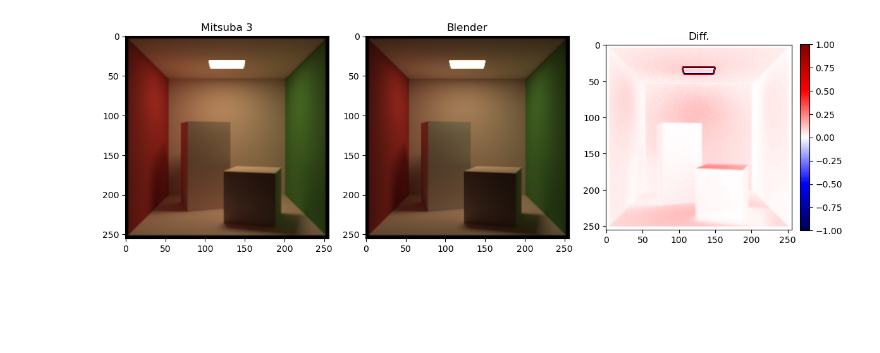
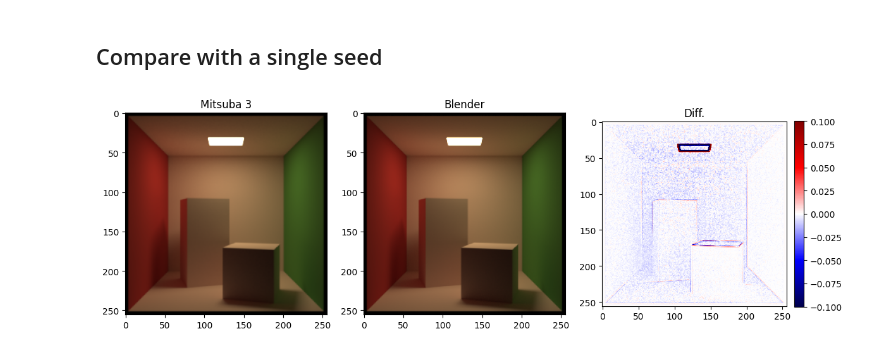
Before and after one commit to shinyoung-yi/lecture-rendering-mitsuba, a Jupyter notebook: figsrc/blender_compare.ipynb, the cells around one changed output. Drawn from its saved outputs; the diff is of its cells as text; code cells hidden in the pictures; blank space fills up the shorter version.

```diff
--- a/figsrc/blender_compare.ipynb
+++ b/figsrc/blender_compare.ipynb
@@ -6,11 +6,13 @@ import mitsuba as mi
 sys.path.append('..')
 from util import imshow_compare
 mi.set_variant('scalar_rgb')
+# %% [markdown]
+## Compare with a single seed
 # %%
 img_mi = mi.Bitmap("cbox_max8_rr5_spp4096.exr")
-img_bd = mi.Bitmap(r"C:\Users\class\Dropbox\Academic\figures\cbox-blender\VTStandard_gauss1.5_depth8_spp4096.exr")
+img_bd = mi.Bitmap(r"C:\Users\class\Dropbox\Academic\figures\cbox-blender\DDXYZ_VTRaw_SeqRaw_gauss1.5_bounce7_spp4096_seed0.exr")
 plt.close('all')
 plt.figure(figsize=(12, 4))
-imshow_compare(img_mi, np.array(img_bd)[:,:,:3], title_img="Mitsuba 3", title_ref="Blender", vabs=1.0)
+imshow_compare(img_mi, np.array(img_bd)[:,:,:3], title_img="Mitsuba 3", title_ref="Blender", vabs=0.1)
 # %% [output]
-[figure, old version]
+[figure, new version]
```
Also changed, not shown: parts of 4 cells of this notebook, 13 other files.
